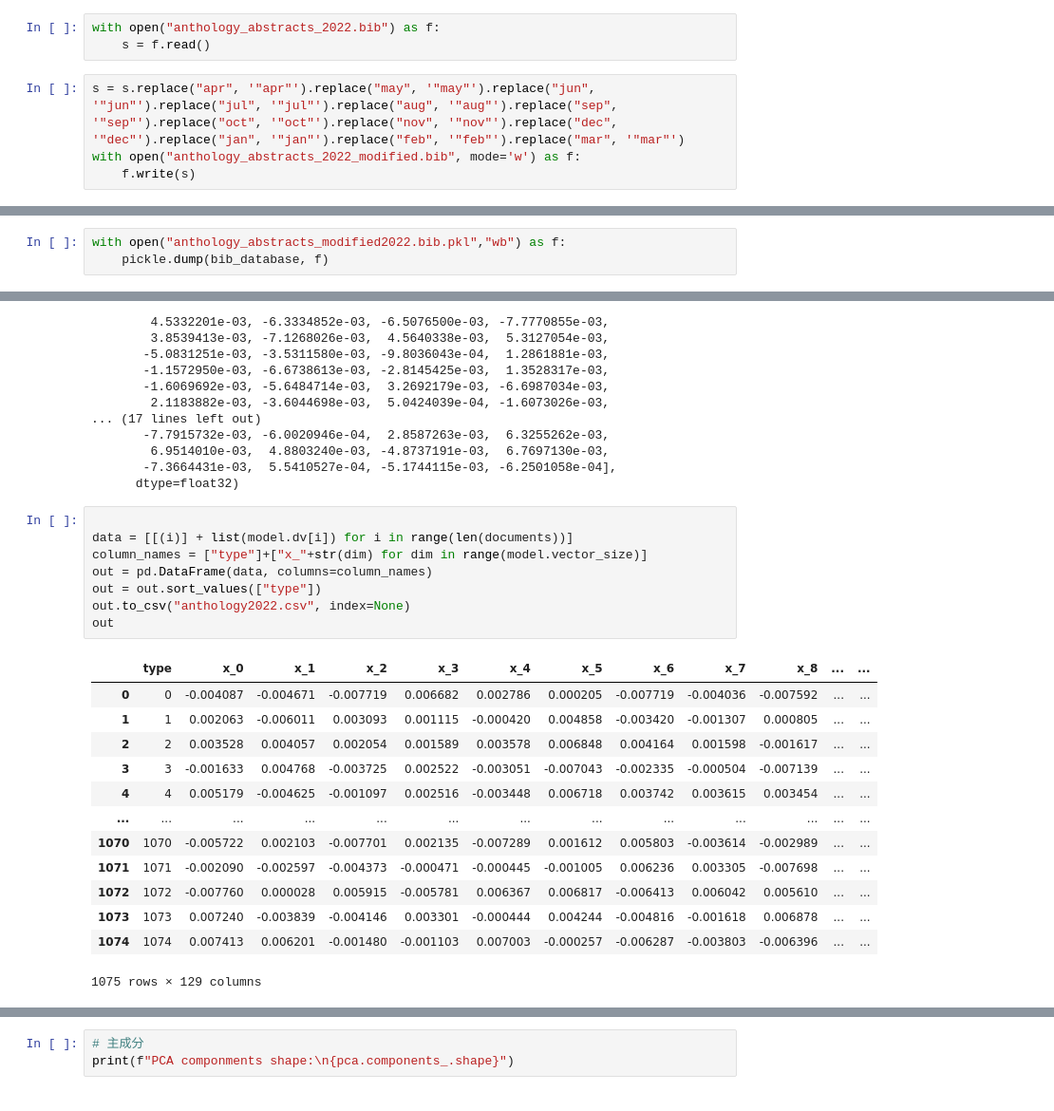
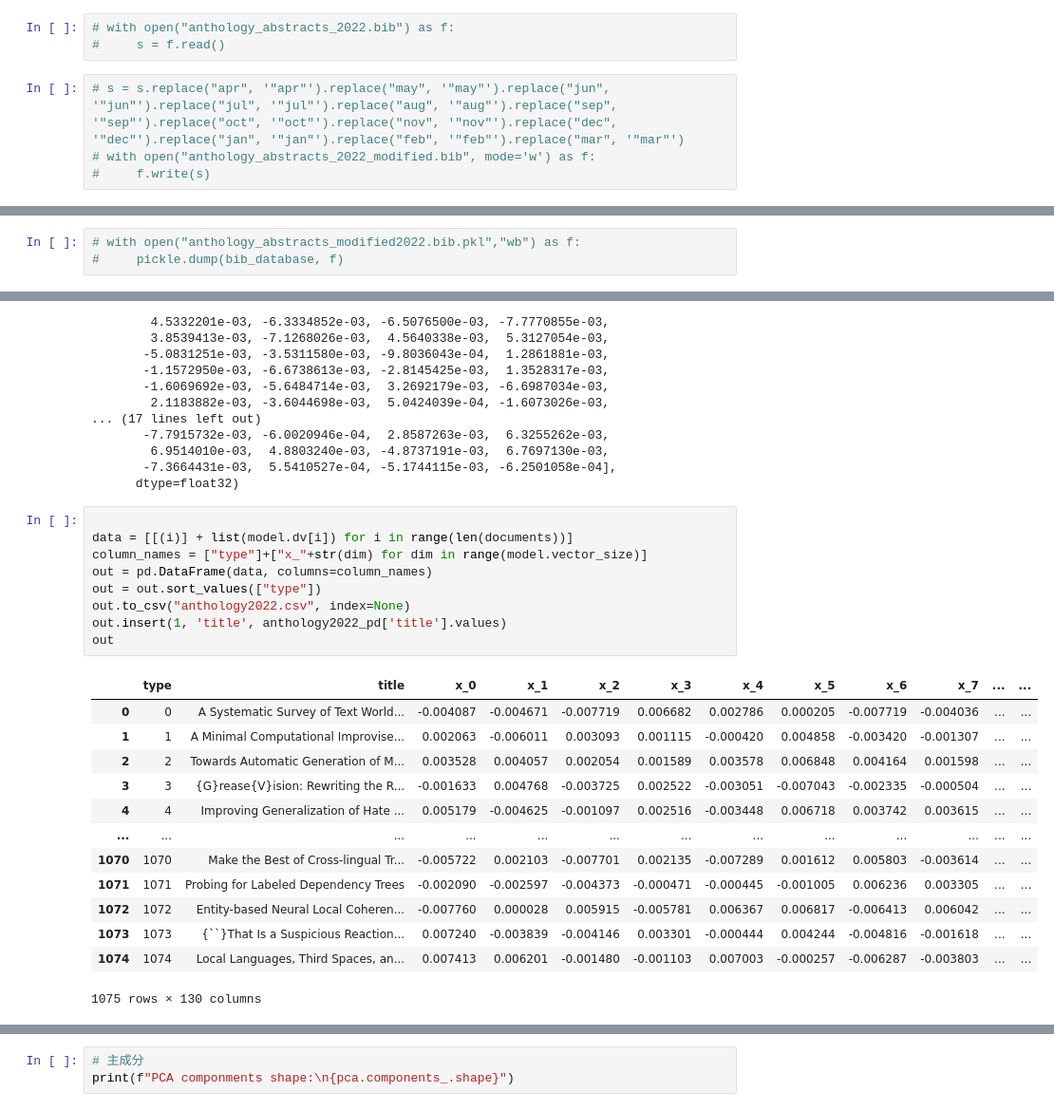
Before and after one commit to spec2/ThesisVisualizationTools, a Jupyter notebook: anthology_2022/main.ipynb, the cells around one changed output, grey strips where cells are left out. Shown: that part at 95% size. Drawn from its saved outputs; the diff is of its cells as text.

```diff
--- a/anthology_2022/main.ipynb
+++ b/anthology_2022/main.ipynb
@@ -46,8 +35,8 @@ anthology_abstracts 100%[===================>]  16.50M  8.05MB/s 時間 2.1s
 # %%
-with open("anthology_abstracts_2022.bib") as f:
-    s = f.read()
+# with open("anthology_abstracts_2022.bib") as f:
+#     s = f.read()
 # %%
-s = s.replace("apr", '"apr"').replace("may", '"may"').replace("jun", '"jun"').replace("jul", '"jul"').replace("aug", '"aug"').replace("sep", '"sep"').replace("oct", '"oct"').replace("nov", '"nov"').replace("dec", '"dec"').replace("jan", '"jan"').replace("feb", '"feb"').replace("mar", '"mar"')
-with open("anthology_abstracts_2022_modified.bib", mode='w') as f:
-    f.write(s)
+# s = s.replace("apr", '"apr"').replace("may", '"may"').replace("jun", '"jun"').replace("jul", '"jul"').replace("aug", '"aug"').replace("sep", '"sep"').replace("oct", '"oct"').replace("nov", '"nov"').replace("dec", '"dec"').replace("jan", '"jan"').replace("feb", '"feb"').replace("mar", '"mar"')
+# with open("anthology_abstracts_2022_modified.bib", mode='w') as f:
+#     f.write(s)
 # %%
@@ -68,6 +57,6 @@ bib_database.entries[0]
  'ENTRYTYPE': 'proceedings',
  'ID': 'wordplay-2022-wordplay'}
 # %%
-with open("anthology_abstracts_modified2022.bib.pkl","wb") as f:
-    pickle.dump(bib_database, f)
+# with open("anthology_abstracts_modified2022.bib.pkl","wb") as f:
+#     pickle.dump(bib_database, f)
 # %%
@@ -141,23 +134,24 @@ array([-4.0865745e-03, -4.6711937e-03, -7.7193398e-03,  6.6819098e-03,
 # %%
 
 data = [[(i)] + list(model.dv[i]) for i in range(len(documents))]
 column_names = ["type"]+["x_"+str(dim) for dim in range(model.vector_size)]
 out = pd.DataFrame(data, columns=column_names)
 out = out.sort_values(["type"])
 out.to_csv("anthology2022.csv", index=None)
+out.insert(1, 'title', anthology2022_pd['title'].values)
 out
 # %% [output]
-|  | type | x_0 | x_1 | x_2 | x_3 | x_4 | x_5 | x_6 | x_7 | x_8 | ... | ... |
-| 0 | 0 | -0.004087 | -0.004671 | -0.007719 | 0.006682 | 0.002786 | 0.000205 | -0.007719 | -0.004036 | -0.007592 | ... | ... |
-| 1 | 1 | 0.002063 | -0.006011 | 0.003093 | 0.001115 | -0.000420 | 0.004858 | -0.003420 | -0.001307 | 0.000805 | ... | ... |
-| 2 | 2 | 0.003528 | 0.004057 | 0.002054 | 0.001589 | 0.003578 | 0.006848 | 0.004164 | 0.001598 | -0.001617 | ... | ... |
-| 3 | 3 | -0.001633 | 0.004768 | -0.003725 | 0.002522 | -0.003051 | -0.007043 | -0.002335 | -0.000504 | -0.007139 | ... | ... |
-| 4 | 4 | 0.005179 | -0.004625 | -0.001097 | 0.002516 | -0.003448 | 0.006718 | 0.003742 | 0.003615 | 0.003454 | ... | ... |
+|  | type | title | x_0 | x_1 | x_2 | x_3 | x_4 | x_5 | x_6 | x_7 | ... | ... |
+| 0 | 0 | A Systematic Survey of Text World... | -0.004087 | -0.004671 | -0.007719 | 0.006682 | 0.002786 | 0.000205 | -0.007719 | -0.004036 | ... | ... |
+| 1 | 1 | A Minimal Computational Improvise... | 0.002063 | -0.006011 | 0.003093 | 0.001115 | -0.000420 | 0.004858 | -0.003420 | -0.001307 | ... | ... |
+| 2 | 2 | Towards Automatic Generation of M... | 0.003528 | 0.004057 | 0.002054 | 0.001589 | 0.003578 | 0.006848 | 0.004164 | 0.001598 | ... | ... |
+| 3 | 3 | {G}rease{V}ision: Rewriting the R... | -0.001633 | 0.004768 | -0.003725 | 0.002522 | -0.003051 | -0.007043 | -0.002335 | -0.000504 | ... | ... |
+| 4 | 4 | Improving Generalization of Hate ... | 0.005179 | -0.004625 | -0.001097 | 0.002516 | -0.003448 | 0.006718 | 0.003742 | 0.003615 | ... | ... |
 | ... | ... | ... | ... | ... | ... | ... | ... | ... | ... | ... | ... | ... |
-| 1070 | 1070 | -0.005722 | 0.002103 | -0.007701 | 0.002135 | -0.007289 | 0.001612 | 0.005803 | -0.003614 | -0.002989 | ... | ... |
-| 1071 | 1071 | -0.002090 | -0.002597 | -0.004373 | -0.000471 | -0.000445 | -0.001005 | 0.006236 | 0.003305 | -0.007698 | ... | ... |
-| 1072 | 1072 | -0.007760 | 0.000028 | 0.005915 | -0.005781 | 0.006367 | 0.006817 | -0.006413 | 0.006042 | 0.005610 | ... | ... |
-| 1073 | 1073 | 0.007240 | -0.003839 | -0.004146 | 0.003301 | -0.000444 | 0.004244 | -0.004816 | -0.001618 | 0.006878 | ... | ... |
-| 1074 | 1074 | 0.007413 | 0.006201 | -0.001480 | -0.001103 | 0.007003 | -0.000257 | -0.006287 | -0.003803 | -0.006396 | ... | ... |
+| 1070 | 1070 | Make the Best of Cross-lingual Tr... | -0.005722 | 0.002103 | -0.007701 | 0.002135 | -0.007289 | 0.001612 | 0.005803 | -0.003614 | ... | ... |
+| 1071 | 1071 | Probing for Labeled Dependency Trees | -0.002090 | -0.002597 | -0.004373 | -0.000471 | -0.000445 | -0.001005 | 0.006236 | 0.003305 | ... | ... |
+| 1072 | 1072 | Entity-based Neural Local Coheren... | -0.007760 | 0.000028 | 0.005915 | -0.005781 | 0.006367 | 0.006817 | -0.006413 | 0.006042 | ... | ... |
+| 1073 | 1073 | {``}That Is a Suspicious Reaction... | 0.007240 | -0.003839 | -0.004146 | 0.003301 | -0.000444 | 0.004244 | -0.004816 | -0.001618 | ... | ... |
+| 1074 | 1074 | Local Languages, Third Spaces, an... | 0.007413 | 0.006201 | -0.001480 | -0.001103 | 0.007003 | -0.000257 | -0.006287 | -0.003803 | ... | ... |
-1075 rows × 129 columns
+1075 rows × 130 columns
 # %%
```
Also changed, not shown: parts of 20 cells of this notebook, 3 other files.
